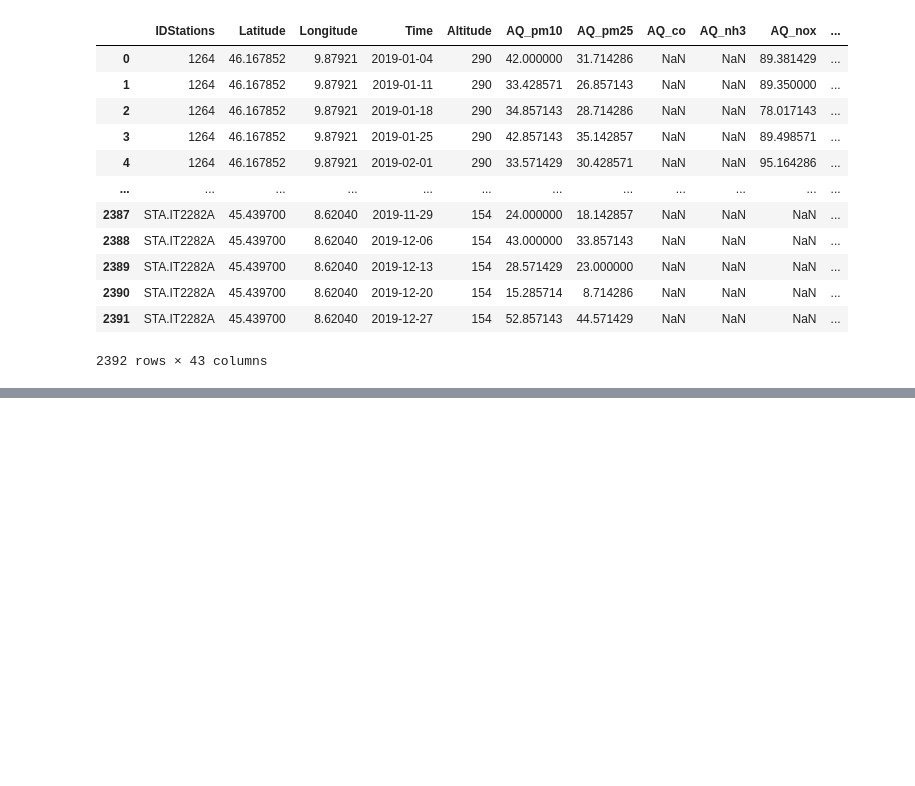
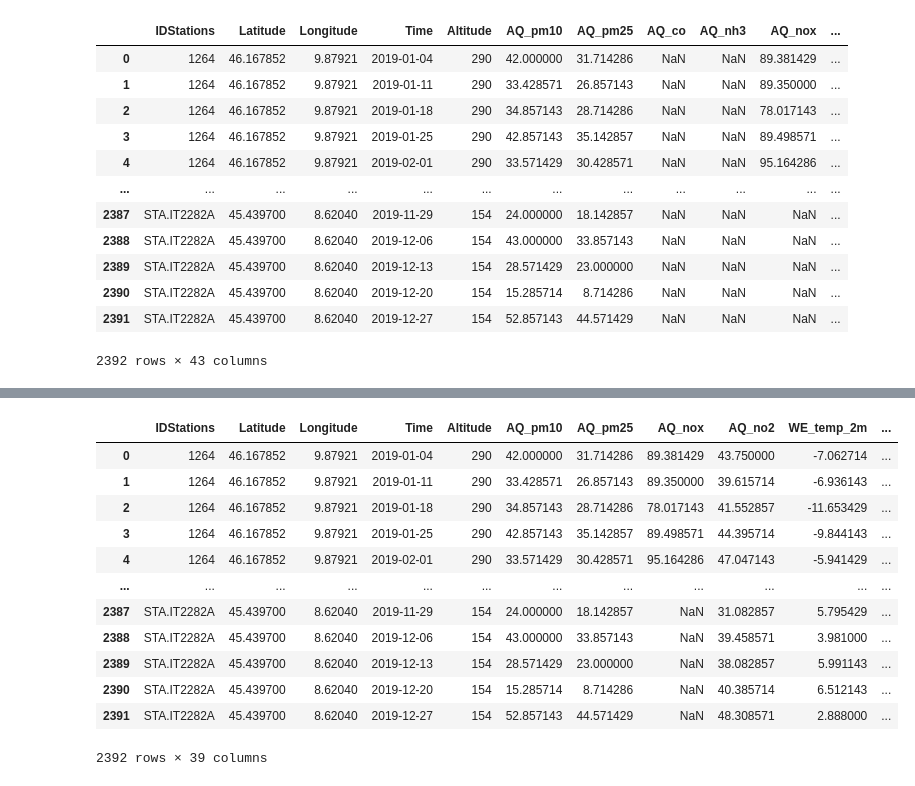
Before and after one commit to benedettacefaloni/PM25-Clustering, a Jupyter notebook: src/data_preparation.ipynb, the cells around one changed output, grey strips where cells are left out. Drawn from its saved outputs; the diff is of its cells as text; code cells hidden in the pictures; blank space fills up the shorter version.

```diff
--- a/src/data_preparation.ipynb
+++ b/src/data_preparation.ipynb
@@ -66,0 +90,20 @@ df
+# %%
+# drop from dataset covariates AQ_co, AQ_nh3, AQ_so2, LA_soil_use
+covariates_to_drop = ['AQ_co', 'AQ_nh3', 'AQ_so2', 'LA_soil_use']
+
+df = df.drop(columns=covariates_to_drop)
+df
+# %% [output]
+|  | IDStations | Latitude | Longitude | Time | Altitude | AQ_pm10 | AQ_pm25 | AQ_nox | AQ_no2 | WE_temp_2m | ... |
+| 0 | 1264 | 46.167852 | 9.87921 | 2019-01-04 | 290 | 42.000000 | 31.714286 | 89.381429 | 43.750000 | -7.062714 | ... |
+| 1 | 1264 | 46.167852 | 9.87921 | 2019-01-11 | 290 | 33.428571 | 26.857143 | 89.350000 | 39.615714 | -6.936143 | ... |
+| 2 | 1264 | 46.167852 | 9.87921 | 2019-01-18 | 290 | 34.857143 | 28.714286 | 78.017143 | 41.552857 | -11.653429 | ... |
+| 3 | 1264 | 46.167852 | 9.87921 | 2019-01-25 | 290 | 42.857143 | 35.142857 | 89.498571 | 44.395714 | -9.844143 | ... |
+| 4 | 1264 | 46.167852 | 9.87921 | 2019-02-01 | 290 | 33.571429 | 30.428571 | 95.164286 | 47.047143 | -5.941429 | ... |
+| ... | ... | ... | ... | ... | ... | ... | ... | ... | ... | ... | ... |
+| 2387 | STA.IT2282A | 45.439700 | 8.62040 | 2019-11-29 | 154 | 24.000000 | 18.142857 | NaN | 31.082857 | 5.795429 | ... |
+| 2388 | STA.IT2282A | 45.439700 | 8.62040 | 2019-12-06 | 154 | 43.000000 | 33.857143 | NaN | 39.458571 | 3.981000 | ... |
+| 2389 | STA.IT2282A | 45.439700 | 8.62040 | 2019-12-13 | 154 | 28.571429 | 23.000000 | NaN | 38.082857 | 5.991143 | ... |
+| 2390 | STA.IT2282A | 45.439700 | 8.62040 | 2019-12-20 | 154 | 15.285714 | 8.714286 | NaN | 40.385714 | 6.512143 | ... |
+| 2391 | STA.IT2282A | 45.439700 | 8.62040 | 2019-12-27 | 154 | 52.857143 | 44.571429 | NaN | 48.308571 | 2.888000 | ... |
+2392 rows × 39 columns
```
Also changed, not shown: parts of 7 cells of this notebook.
